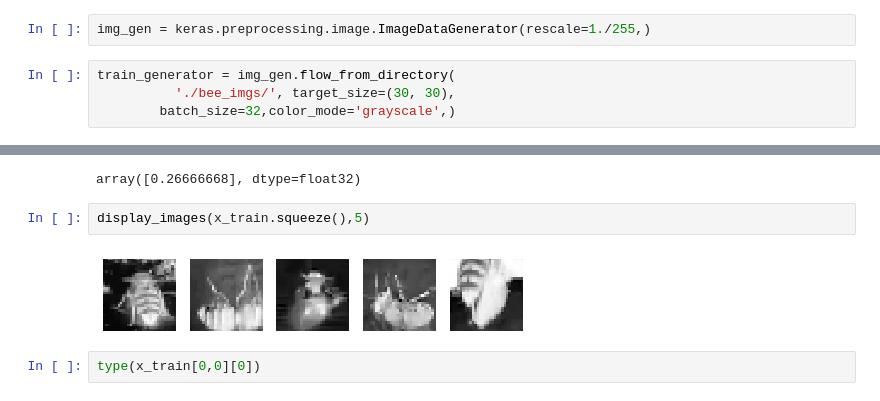
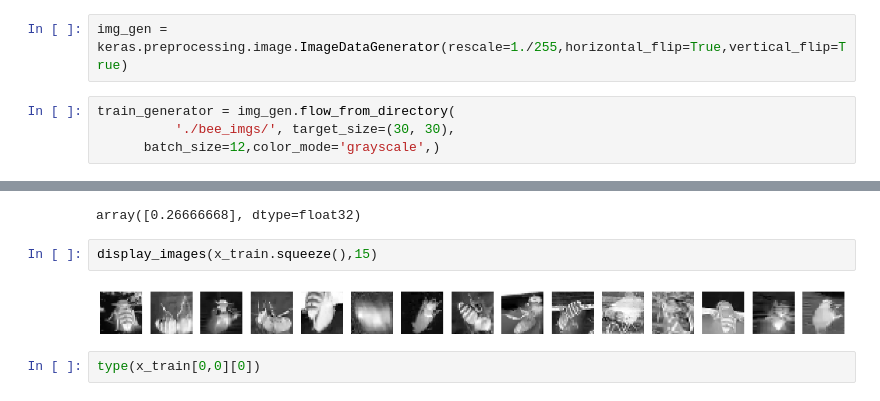
Before and after one commit to suyashss/nn_test, a Jupyter notebook: BEE-GAN.ipynb, the cells around one changed output, grey strips where cells are left out. Drawn from its saved outputs; the diff is of its cells as text.

```diff
--- a/BEE-GAN.ipynb
+++ b/BEE-GAN.ipynb
@@ -58,10 +62,10 @@ img_test.size
 # %% [output]
 (44, 53)
 # %%
-img_gen = keras.preprocessing.image.ImageDataGenerator(rescale=1./255,)
+img_gen = keras.preprocessing.image.ImageDataGenerator(rescale=1./255,horizontal_flip=True,vertical_flip=True)
 # %%
 train_generator = img_gen.flow_from_directory(
           './bee_imgs/', target_size=(30, 30),
-        batch_size=32,color_mode='grayscale',)
+      batch_size=12,color_mode='grayscale',)
 # %% [output]
 Found 5172 images belonging to 1 classes.
@@ -76,9 +84,9 @@ x_train[1,2,3,:]
 # %% [output]
 array([0.26666668], dtype=float32)
 # %%
-display_images(x_train.squeeze(),5)
+display_images(x_train.squeeze(),15)
 # %% [output]
-[figure, old version]
+[figure, new version]
 # %%
 type(x_train[0,0][0])
 # %% [output]
```
Also changed, not shown: parts of 11 cells of this notebook.
